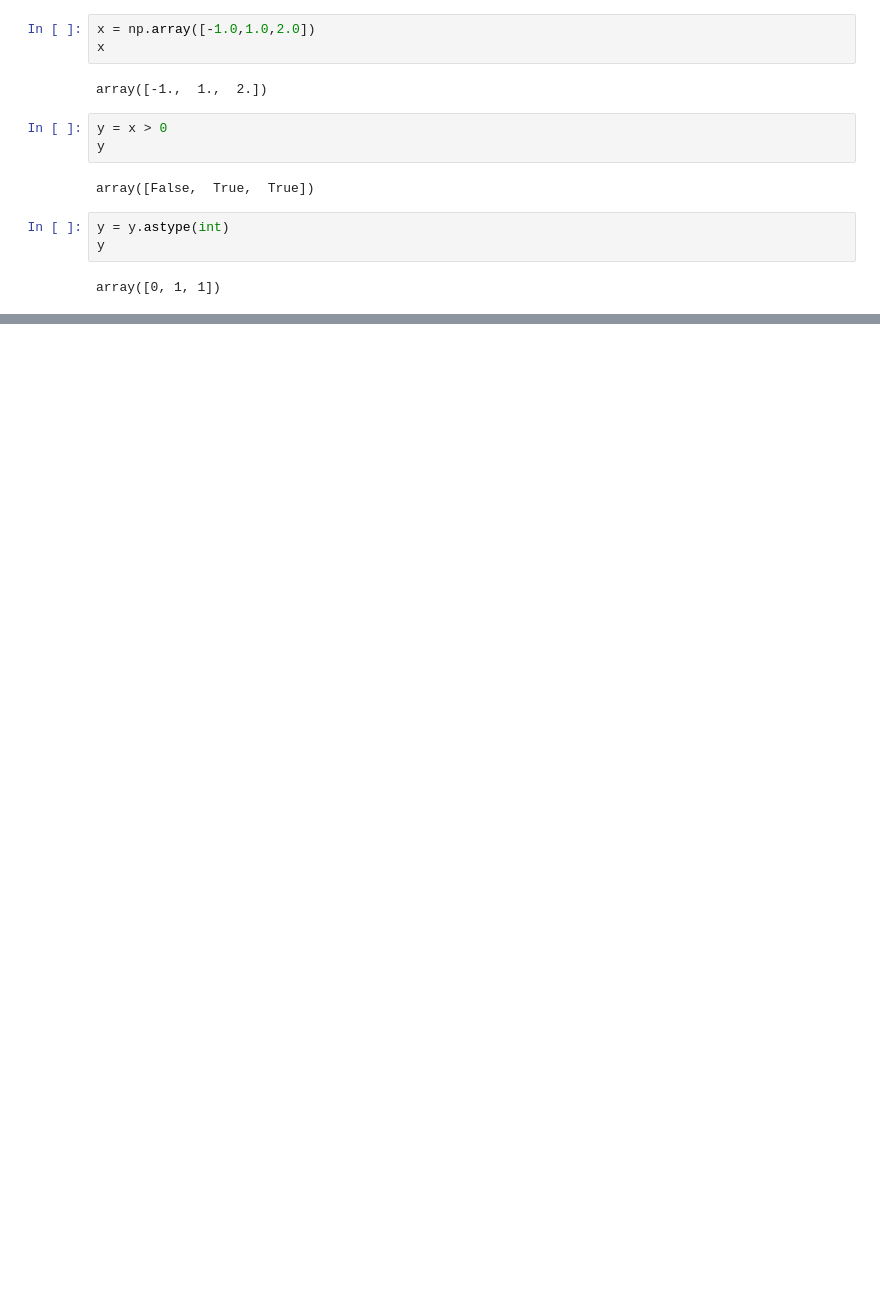
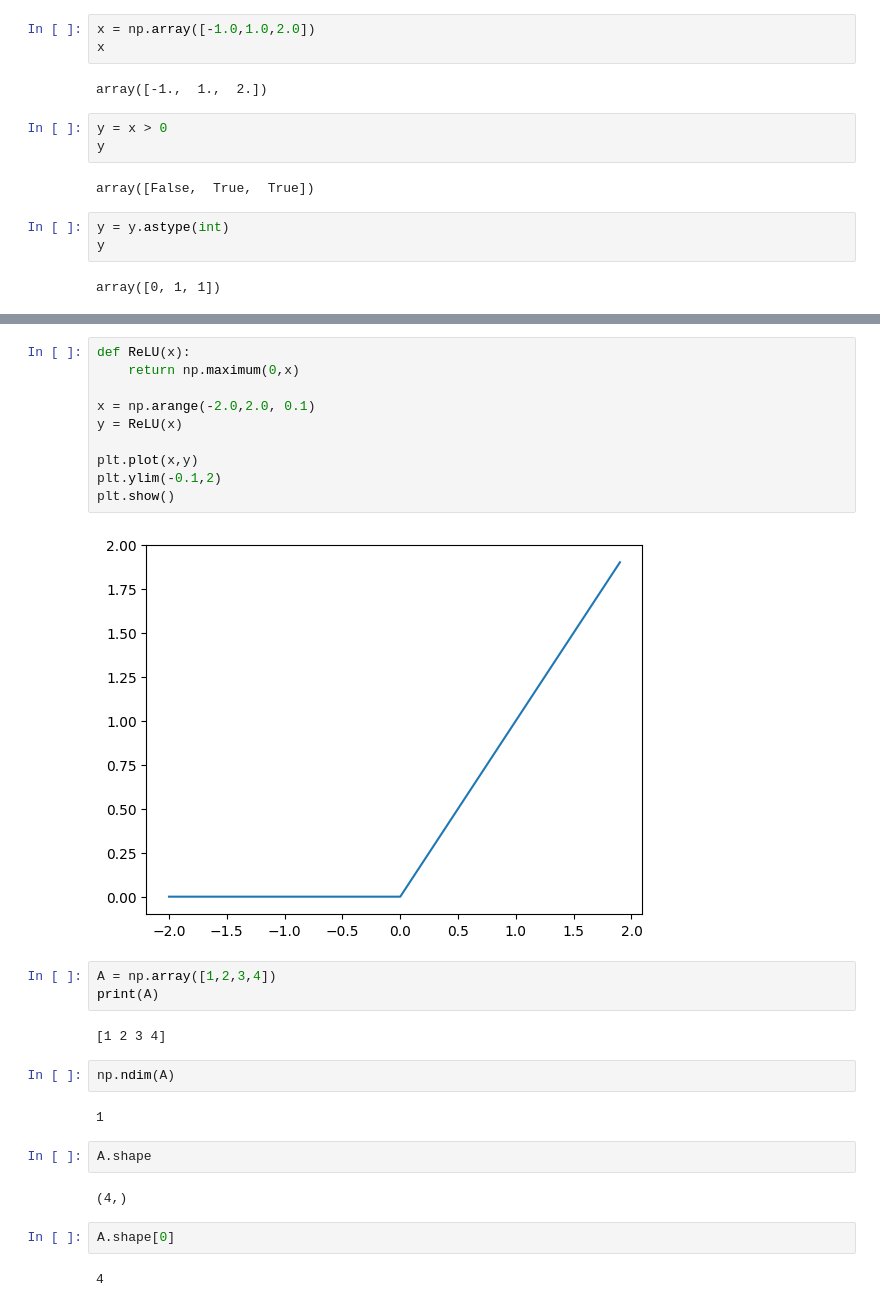
Before and after one commit to seok-jin/basic_deep_learning_1, a Jupyter notebook: day2/퍼셉트론.ipynb, the cells around one changed output, grey strips where cells are left out. Drawn from its saved outputs; the diff is of its cells as text; blank space fills up the shorter version.

```diff
--- a/day2/퍼셉트론.ipynb
+++ b/day2/퍼셉트론.ipynb
@@ -75,0 +109,29 @@ array([0, 1, 1])
+# %%
+def ReLU(x):
+    return np.maximum(0,x)
+
+x = np.arange(-2.0,2.0, 0.1)
+y = ReLU(x)
+
+plt.plot(x,y)
+plt.ylim(-0.1,2)
+plt.show()
+# %% [output]
+[figure, added]
+# %%
+A = np.array([1,2,3,4])
+print(A)
+# %% [output]
+[1 2 3 4]
+# %%
+np.ndim(A)
+# %% [output]
+1
+# %%
+A.shape
+# %% [output]
+(4,)
+# %%
+A.shape[0]
+# %% [output]
+4
```
Also changed, not shown: parts of 10 cells of this notebook.
